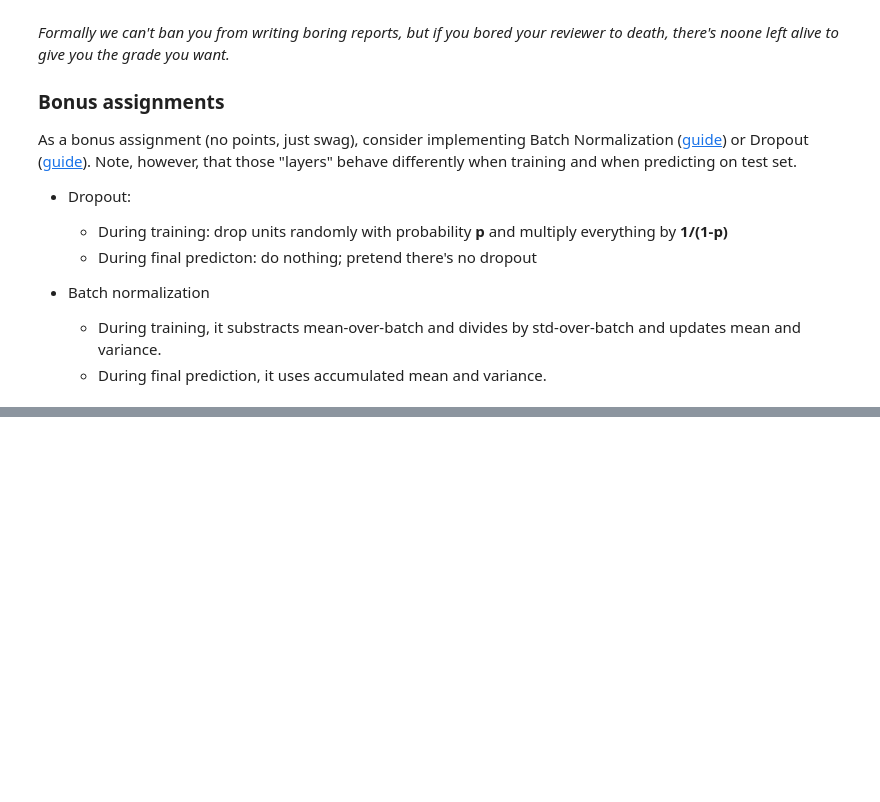
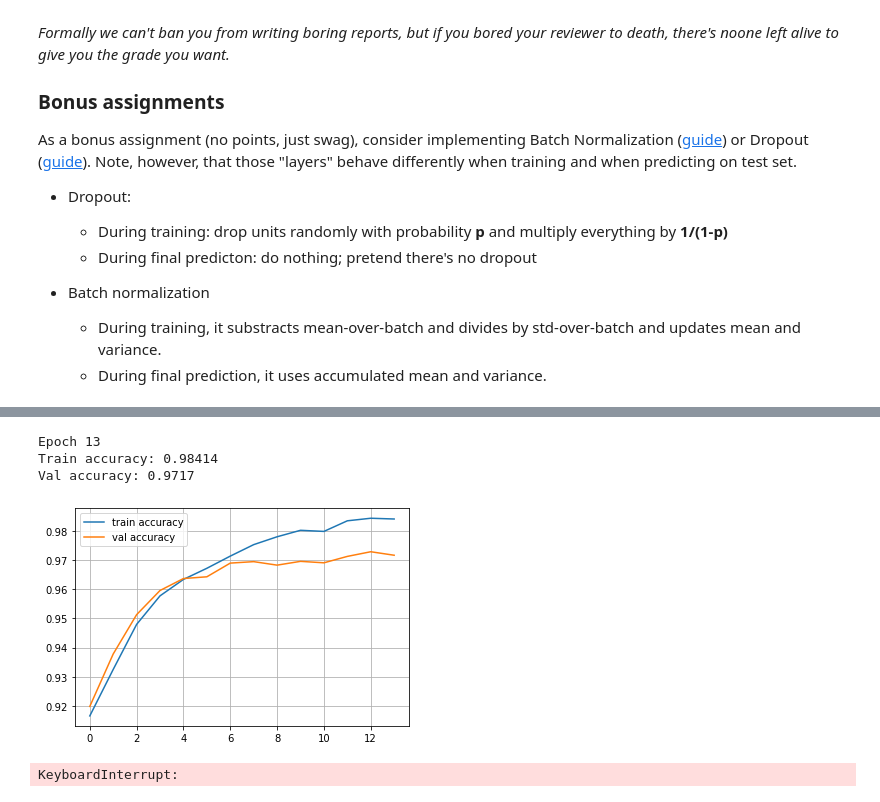
Before and after one commit to Oblivalny/iit_ml, a Jupyter notebook: 9/intro-to-dl-master/week2/NumpyNN (honor).ipynb, the cells around one changed output, grey strips where cells are left out. Saved outputs shown, nothing was run; the diff lists cells and outputs as text; code cells hidden in the pictures; blank space fills up the shorter version.

```diff
--- a/9/intro-to-dl-master/week2/NumpyNN (honor).ipynb
+++ b/9/intro-to-dl-master/week2/NumpyNN (honor).ipynb
@@ -502,0 +607,50 @@ As a bonus assignment (no points, just swag), consider implementing Batch Normal
+# %%
+class Softplus(Layer):
+    def __init__(self):
+        pass
+
+    def forward(self, input):
+        #  f(x)=ln(1+e^{x})
+
+        return np.log(1+np.exp(input))
+
+    def backward(self, input, grad_output):
+        #  f'(x)= 1 / {1+e^{-x}}
+
+        softplus_grad = 1 / (1+np.exp(-1*input))
+        return grad_output*softplus_grad
+# %%
+network = []
+network.append(Dense(X_train.shape[1], 100))
+network.append(Softplus())
+network.append(Dense(100,10))
+# %%
+from IPython.display import clear_output
+
+train_log = []
+val_log = []
+
+for epoch in range(25):
+# for epoch in range(1):
+
+    for x_batch,y_batch in iterate_minibatches(X_train,y_train,batchsize=32,shuffle=True):
+        train(network,x_batch,y_batch)
+
+    train_log.append(np.mean(predict(network,X_train)==y_train))
+    val_log.append(np.mean(predict(network,X_val)==y_val))
+
+    clear_output()
+    print("Epoch",epoch)
+    print("Train accuracy:",train_log[-1])
+    print("Val accuracy:",val_log[-1])
+    plt.plot(train_log,label='train accuracy')
+    plt.plot(val_log,label='val accuracy')
+    plt.legend(loc='best')
+    plt.grid()
+    plt.show()
+# %% [output]
+Epoch 13
+Train accuracy: 0.98414
+Val accuracy: 0.9717
+[figure, added]
+KeyboardInterrupt:
```
Also changed, not shown: parts of 12 cells of this notebook, 2 other files.
